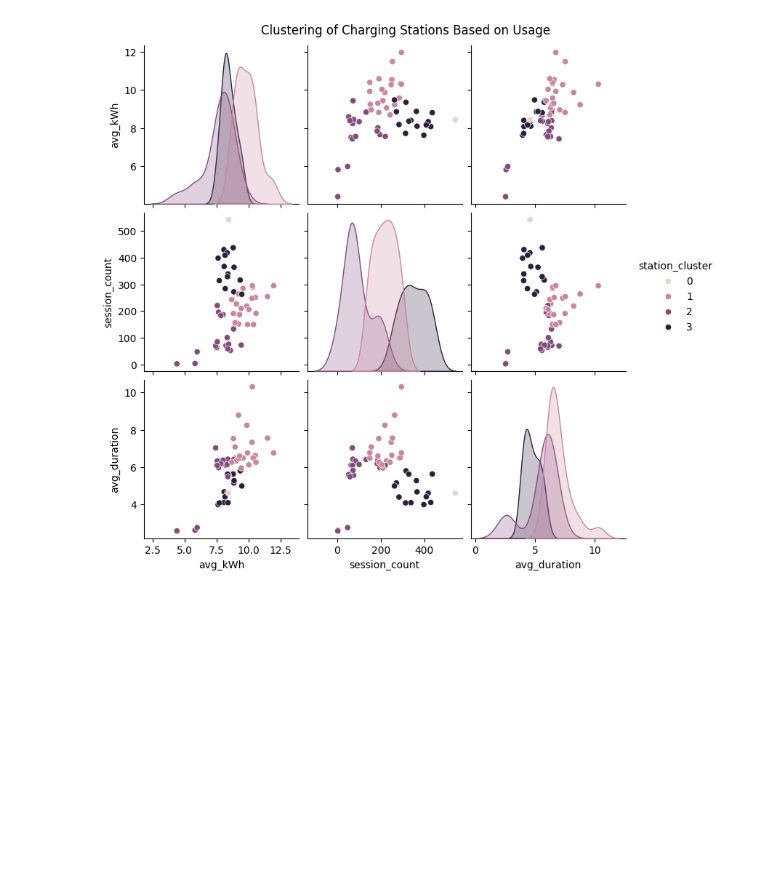
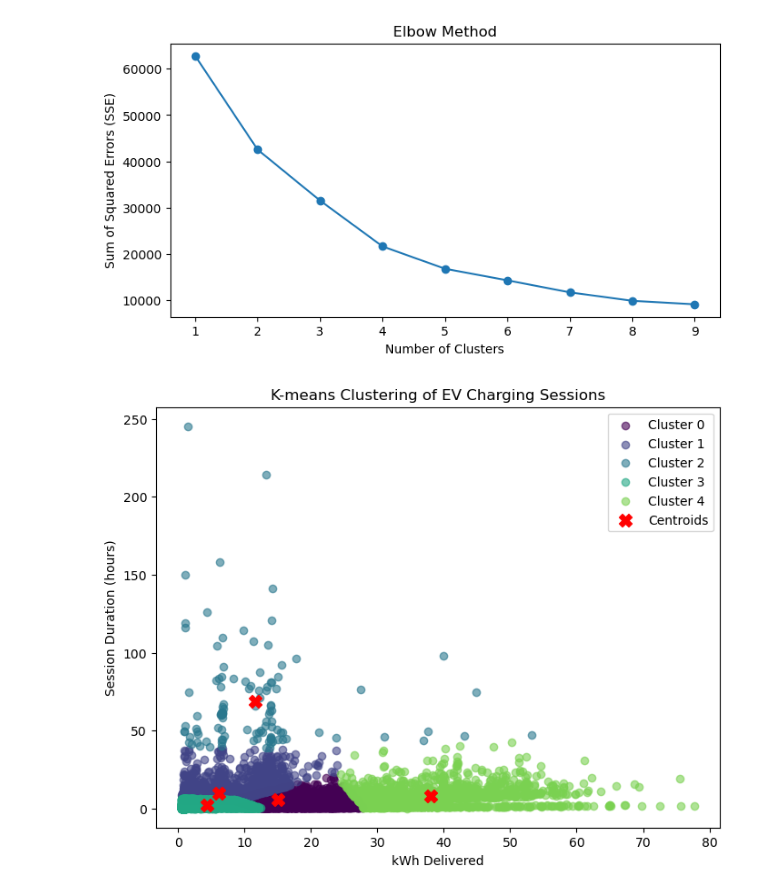
Before and after one commit to BartM37/ML_New, a Jupyter notebook: Method 2_ K-means Clustering.ipynb, the cells around one changed output. Cells and saved outputs as stored; diff of their text form; code cells hidden in the pictures; blank space fills up the shorter version.

Commit message:
kmeans huub

```diff
--- a/Method 2_ K-means Clustering.ipynb
+++ b/Method 2_ K-means Clustering.ipynb
@@ -210,9 +1,70 @@ station_stats["station_cluster"] = kmeans_station.fit_predict(X_station_scaled)
-# %%
-import seaborn as sns
-import matplotlib.pyplot as plt
-
-sns.pairplot(station_stats, hue="station_cluster", vars=["avg_kWh", "session_count", "avg_duration"])
-plt.suptitle("Clustering of Charging Stations Based on Usage", y=1.02)
-plt.show()
-# %% [output]
-[figure, removed]
+# %%
+import pandas as pd
+import matplotlib.pyplot as plt
+from sklearn.cluster import KMeans
+from sklearn.preprocessing import StandardScaler
+import numpy as np
+
+# Load datase
+df1 = pd.read_csv('YEAR/sessions_filtered_2018.csv')
+df2 = pd.read_csv('YEAR/sessions_filtered_2019.csv')
+df3 = pd.read_csv('YEAR/sessions_filtered_2020.csv')
+df4 = pd.read_csv('YEAR/sessions_filtered_2021.csv')
+
+# datasets in 1 DataFrame
+data = pd.concat([df1, df2, df3, df4], ignore_index=True)
+
+#  session duration (cfdifference in disconnecttime and connecttime and then to hours)
+data['connectionTime'] = pd.to_datetime(data['connectionTime'], errors='coerce')
+data['disconnectTime'] = pd.to_datetime(data['disconnectTime'], errors='coerce')
+data['SessionDuration'] = (data['disconnectTime'] - data['connectionTime']).dt.total_seconds() / 3600
+
+features = data[['kWhDelivered', 'SessionDuration']].dropna()
+
+# Normalize z-scores
+scaler = StandardScaler()
+features_scaled = scaler.fit_transform(features)
+
+#elbow method
+sse = []
+for k in range(1, 10):
+    kmeans = KMeans(n_clusters=k, random_state=42)
+    kmeans.fit(features_scaled)
+    sse.append(kmeans.inertia_)
+
+# elbow method plot
+plt.figure(figsize=(8, 4))
+plt.plot(range(1, 10), sse, marker='o')
+plt.xlabel('Number of Clusters')
+plt.ylabel('Sum of Squared Errors (SSE)')
+plt.title('Elbow Method')
+plt.show()
+
+# use 5 cluster on elbow method
+optimal_k = 5
+kmeans_final = KMeans(n_clusters=optimal_k, random_state=42)
+clusters = kmeans_final.fit_predict(features_scaled)
+features['Cluster'] = clusters
+
+#making a plot figure for k-means
+plt.figure(figsize=(8, 6))
+
+cmap = plt.get_cmap('viridis')
+colors = [cmap(i / optimal_k) for i in range(optimal_k)]
+
+for i in range(optimal_k):
+    cluster_data = features[features['Cluster'] == i]
+    plt.scatter(cluster_data['kWhDelivered'], cluster_data['SessionDuration'],
+                color=colors[i], label=f'Cluster {i}', alpha=0.6)
+
+centers = scaler.inverse_transform(kmeans_final.cluster_centers_)
+plt.scatter(centers[:, 0], centers[:, 1], c='red', s=100, marker='X', label='Centroids')
+
+plt.xlabel('kWh Delivered')
+plt.ylabel('Session Duration (hours)')
+plt.title('K-means Clustering of EV Charging Sessions')
+plt.legend()
+plt.show()
+# %% [output]
+[figure, added]
+[figure, added]
```
Also changed, not shown: parts of 7 cells of this notebook.
